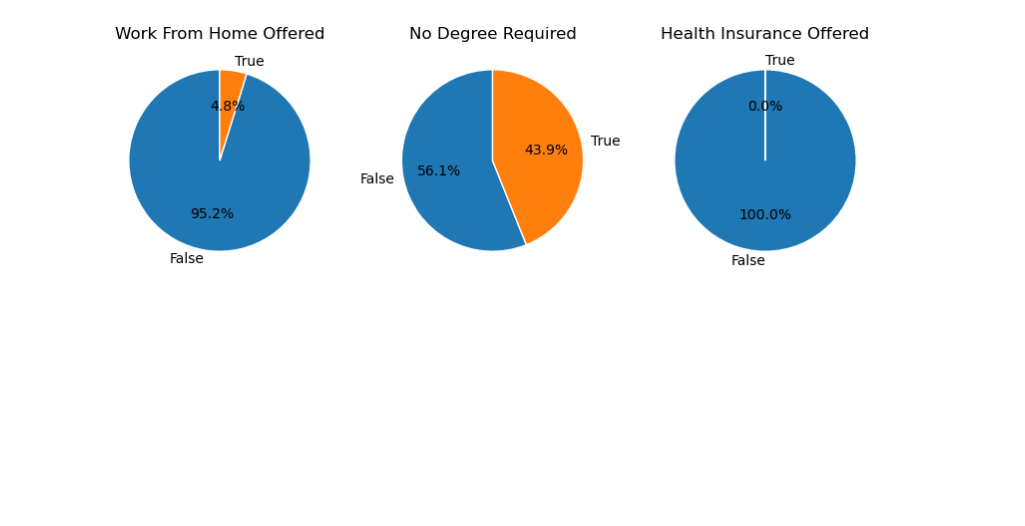
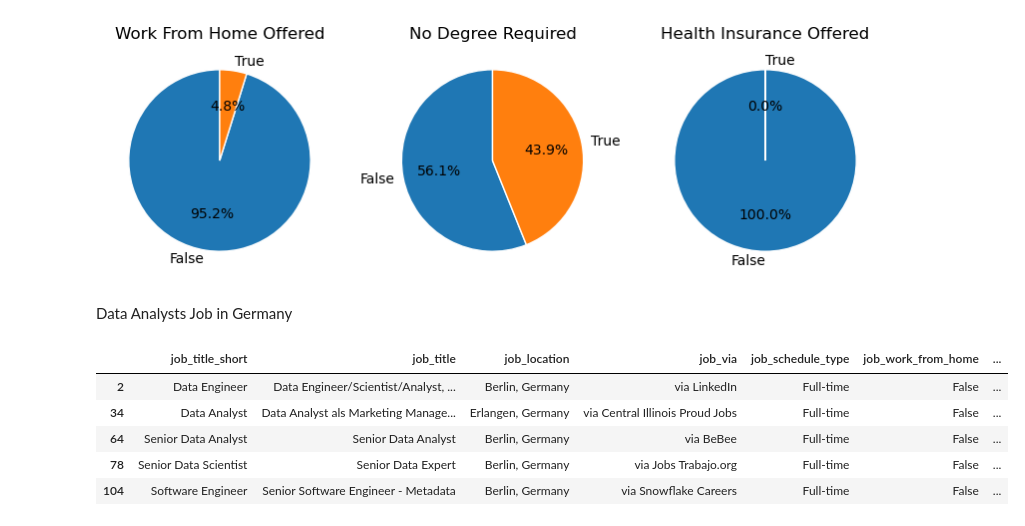
Before and after one commit to AungHtet2/Data-Analyst, a Jupyter notebook: 5.project/EDA.ipynb, the cells around one changed output. Cells and saved outputs as stored; diff of their text form; code cells hidden in the pictures; blank space fills up the shorter version.

```diff
--- a/5.project/EDA.ipynb
+++ b/5.project/EDA.ipynb
@@ -71,3 +71,14 @@ for i,(column,title) in enumerate(dict.items()):
     ax[i].set_ylabel('')
 # %% [output]
 [figure]
+# %% [markdown]
+Data Analysts Job in Germany
+# %%
+df_Ger.head()
+# %% [output]
+|  | job_title_short | job_title | job_location | job_via | job_schedule_type | job_work_from_home | ... |
+| 2 | Data Engineer | Data Engineer/Scientist/Analyst, ... | Berlin, Germany | via LinkedIn | Full-time | False | ... |
+| 34 | Data Analyst | Data Analyst als Marketing Manage... | Erlangen, Germany | via Central Illinois Proud Jobs | Full-time | False | ... |
+| 64 | Senior Data Analyst | Senior Data Analyst | Berlin, Germany | via BeBee | Full-time | False | ... |
+| 78 | Senior Data Scientist | Senior Data Expert | Berlin, Germany | via Jobs Trabajo.org | Full-time | False | ... |
+| 104 | Software Engineer | Senior Software Engineer - Metadata | Berlin, Germany | via Snowflake Careers | Full-time | False | ... |
```
Also changed, not shown: parts of 1 cell of this notebook.
